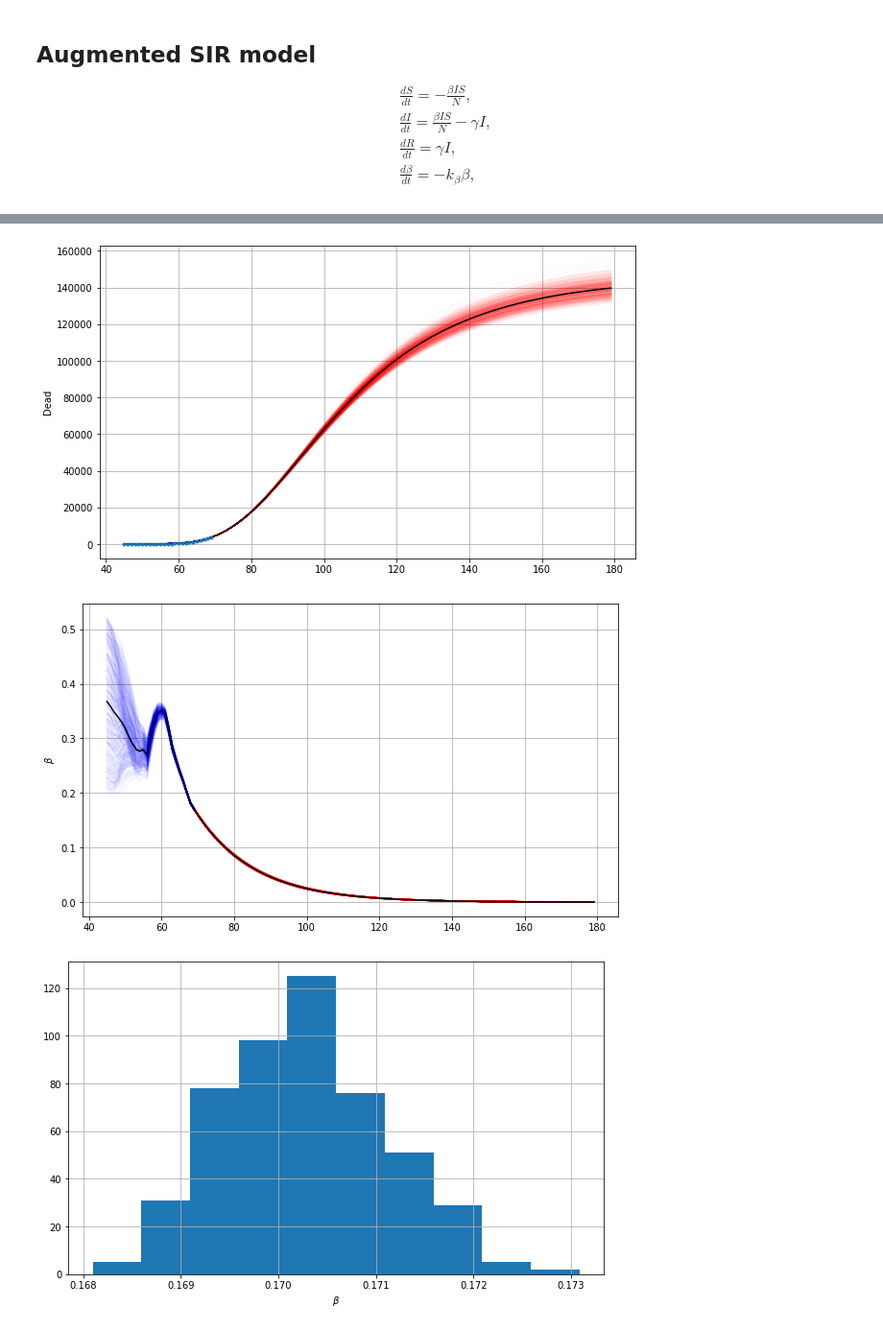
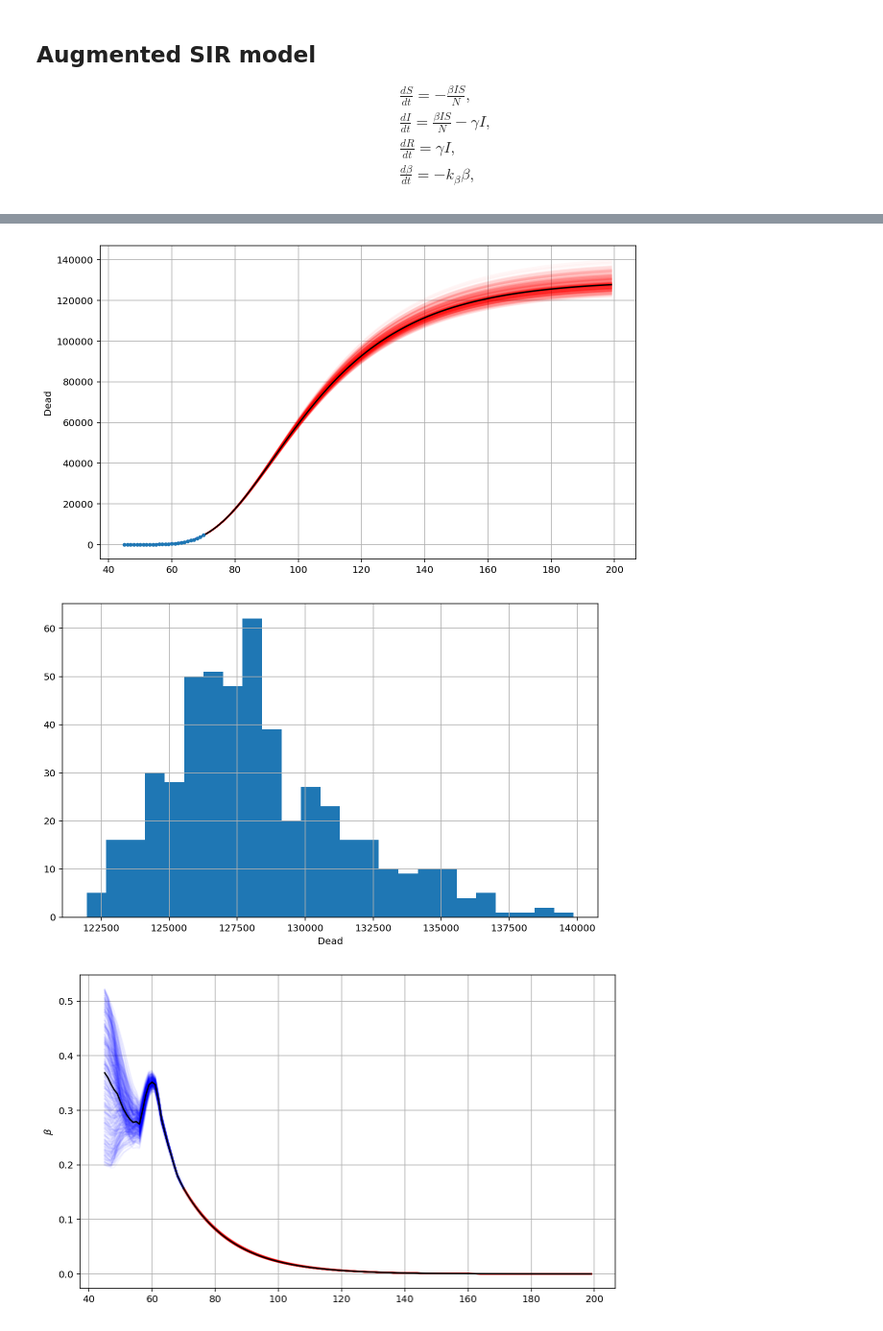
Before and after one commit to jonnydyer/covid-model, a Jupyter notebook: EnKF_US.ipynb, the cells around one changed output, grey strips where cells are left out. Shown at 96% size. Drawn from its saved outputs; the diff is of its cells as text; code cells hidden in the pictures.

```diff
--- a/EnKF_US.ipynb
+++ b/EnKF_US.ipynb
@@ -98,8 +98,8 @@ def KF_update(X_prior, H, D, R):
         X_post[:, j] = X_prior[:, j] + K @ (D[:,j] - H @ X_prior[:, j])
     return X_post
 
-def EnKF(data, t0, tf, dt=1., N_ensb=500, cov_obs=[3e-5, 5e-6], tforecast=180): #[3e-3, 8e-4]
-    var0 = [0.9, 0.9, 0.9, 0.9, 0.9]
+def EnKF(data, t0, tf, dt=1., N_ensb=500, cov_obs=[4e-4, 1e-4], cov_model=[3e-5, 3e-5], tforecast=200): #[3e-5, 5e-6]
+    var0 = [0.7, 0.7, 0.9, 0.9, 0.9]
     I0 = uniform((1.-var0[0]/2)*i0, var0[0]*i0).rvs(size=N_ensb)
     R0 = uniform((1.-var0[1]/2)*r0, var0[1]*r0).rvs(size=N_ensb)
     S0 = 1. - I0 - R0
@@ -116,11 +116,8 @@ def EnKF(data, t0, tf, dt=1., N_ensb=500, cov_obs=[3e-5, 5e-6], tforecast=180):
     H = np.array([[0, 1, 0, 0, 0, 0],
                   [0, 0, 1, 0, 0, 0]])
 
-#     R = np.array([[(cov_obs[0] * data[0,t0])**2, 0],
-#                   [0, (cov_obs[1] * data[1,t0])**2]])
-
-    R = np.array([[(cov_obs[0])**2, 0],
-                  [0, (cov_obs[1])**2]])
+    R = np.array([[(cov_model[0])**2, 0],
+                  [0, (cov_model[1])**2]])
 
     D = np.array([norm(loc=data[0,t0], scale=cov_obs[0]*data[0,t0]).rvs(size=N_ensb),
                   norm(loc=data[1,t0], scale=cov_obs[1]*data[1,t0]).rvs(size=N_ensb)])
@@ -149,7 +146,7 @@ def EnKF(data, t0, tf, dt=1., N_ensb=500, cov_obs=[3e-5, 5e-6], tforecast=180):
         X_forecast[:, j, :] = odeint(sir, t=tvf, y0=Xs_post[:, j, -1],
                                    args=(p,), rtol=1e-8).T
 
-    alpha = 0.02
+    alpha = 0.03
     plt.figure()
     for j in range(Xs_prior.shape[1]):
         plt.semilogy(tvf, X_forecast[1, j, :], color='r', alpha=alpha)
@@ -160,7 +157,7 @@ def EnKF(data, t0, tf, dt=1., N_ensb=500, cov_obs=[3e-5, 5e-6], tforecast=180):
     plt.ylabel('Infected')
 
     plt.figure()
-    plt.hist(Xs_post[1, :, -1], )
+    plt.hist(Xs_post[1, :, -1], bins=25)
     plt.xlabel('Infected')
 
     plt.figure()
@@ -173,7 +170,7 @@ def EnKF(data, t0, tf, dt=1., N_ensb=500, cov_obs=[3e-5, 5e-6], tforecast=180):
     plt.ylabel('Recovered')
 
     plt.figure()
-    plt.hist(Xs_post[2, :, -1])
+    plt.hist(Xs_post[2, :, -1], bins=25)
     plt.xlabel('Recovered')
 
     plt.figure()
@@ -186,6 +183,10 @@ def EnKF(data, t0, tf, dt=1., N_ensb=500, cov_obs=[3e-5, 5e-6], tforecast=180):
     plt.ylabel('Dead')
 
     plt.figure()
+    plt.hist(N*mortality*X_forecast[2, :, -1], bins=25)
+    plt.xlabel('Dead')
+
+    plt.figure()
     for j in range(Xs_prior.shape[1]):
         plt.plot(tvf, X_forecast[3, j, :], color='r', alpha=alpha)
         plt.plot(tv, Xs_post[3, j, :], color='b', alpha=alpha)
@@ -194,7 +195,7 @@ def EnKF(data, t0, tf, dt=1., N_ensb=500, cov_obs=[3e-5, 5e-6], tforecast=180):
     plt.ylabel(r'$\beta$')
 
     plt.figure()
-    plt.hist(Xs_post[3, :, -1])
+    plt.hist(Xs_post[3, :, -1], bins=25)
     plt.xlabel(r'$\beta$')
 
     plt.figure()
@@ -206,7 +207,7 @@ def EnKF(data, t0, tf, dt=1., N_ensb=500, cov_obs=[3e-5, 5e-6], tforecast=180):
     plt.ylabel(r'$\gamma$')
 
     plt.figure()
-    plt.hist(Xs_post[4, :, -1])
+    plt.hist(Xs_post[4, :, -1], bins=25)
     plt.xlabel(r'$\gamma$')
 
     plt.figure()
@@ -218,7 +219,7 @@ def EnKF(data, t0, tf, dt=1., N_ensb=500, cov_obs=[3e-5, 5e-6], tforecast=180):
     plt.ylabel('kB')
 
     plt.figure()
-    plt.hist(Xs_post[5, :, -1])
+    plt.hist(Xs_post[5, :, -1], bins=25)
     plt.xlabel(r'kB')
 
     plt.figure()
@@ -230,7 +231,7 @@ def EnKF(data, t0, tf, dt=1., N_ensb=500, cov_obs=[3e-5, 5e-6], tforecast=180):
     plt.ylabel('R')
 
     plt.figure()
-    plt.hist(Xs_post[3, :, -1] / Xs_post[4, :, -1])
+    plt.hist(Xs_post[3, :, -1] / Xs_post[4, :, -1], bins=25)
     plt.xlabel(r'R')
 
 EnKF(dataset_scaled, t0, tf)
@@ -242,3 +243,3 @@ EnKF(dataset_scaled, t0, tf)
-[figure, old version]
+[figure, new version]
-[figure, old version]
+[figure, new version]
-[figure, old version]
+[figure, new version]
```
Also changed, not shown: parts of 3 cells of this notebook, 1 other file.
